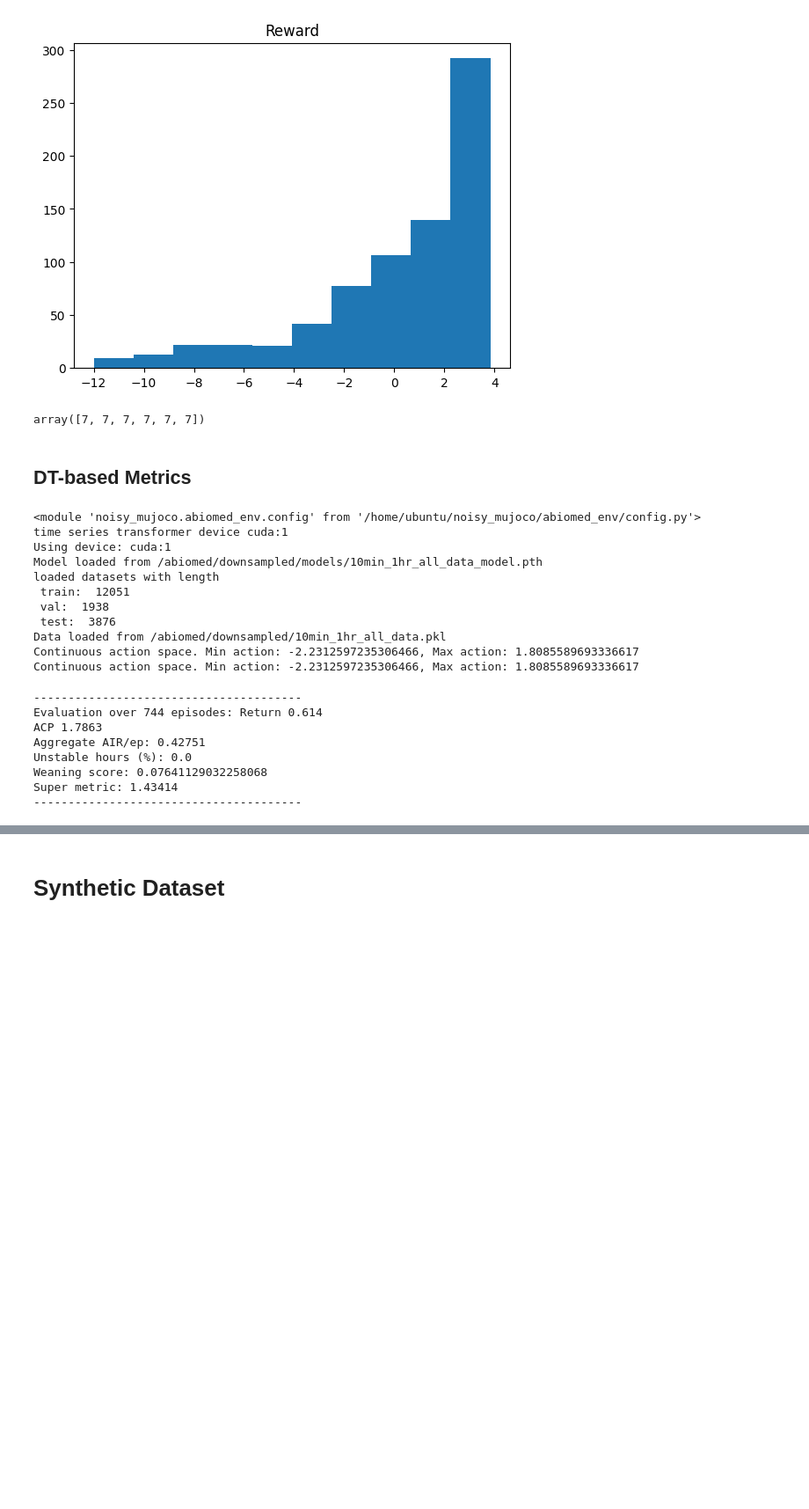
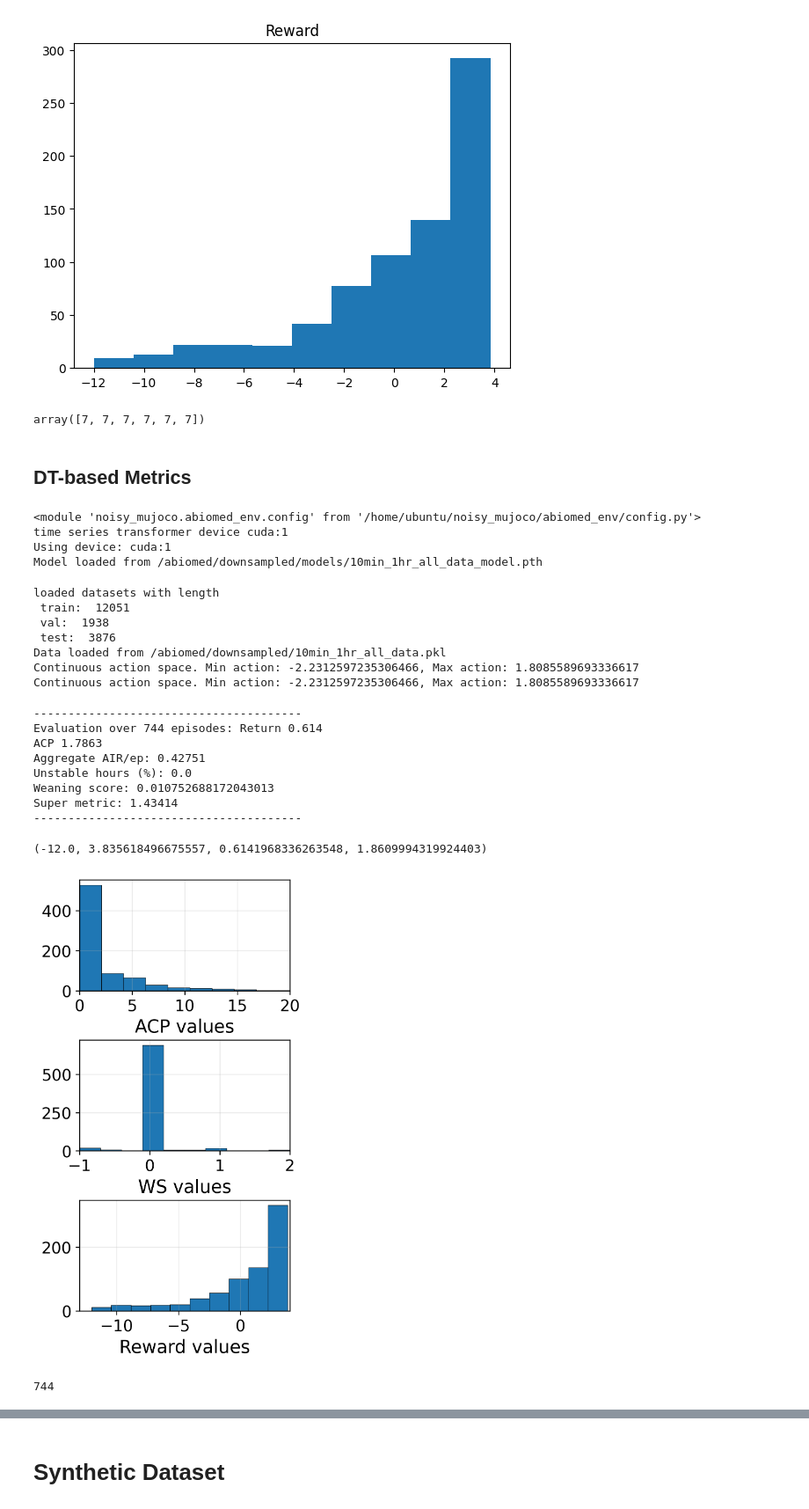
Before and after one commit to aysintumay/noisy_mujoco, a Jupyter notebook: abiomed_env/physician_intermediate_acps.ipynb, the cells around one changed output, grey strips where cells are left out. Shown at 88% size. Saved outputs shown, nothing was run; the diff lists cells and outputs as text; code cells hidden in the pictures; blank space fills up the shorter version.

Commit message:
histograms for physician in the notebook

```diff
--- a/abiomed_env/physician_intermediate_acps.ipynb
+++ b/abiomed_env/physician_intermediate_acps.ipynb
@@ -425,10 +323,12 @@ num_acp = 0.0
 num_ws = 0.0
 acp_list = []
 ws_list = []
+rwd_list = []
 plotted = 0
 for k in range(eval_episodes):
     ep_states = []           # store normalized states per step (like in _evaluate)
     actions = []
+    avg_reward = 0
     for t in range(episode_len):
         action = sliced_next_state_episodic[k, t, :, -1]
         action1 = np.array(np.bincount(np.rint(action).astype(int)).argmax())
@@ -444,8 +344,7 @@ for k in range(eval_episodes):
 
         ep_states.append(state.numpy())   # store the *current* obs like _evaluate
         actions.append(int(action1))  # store the *current* action like _evaluate
-
-
+    rwd_list.append(avg_reward)
     ep_states_np = np.asarray(ep_states, dtype=np.float32) #normalized
     action_np = np.asarray(actions, dtype=np.int32) #unnormalized
 
@@ -463,7 +362,7 @@ for k in range(eval_episodes):
     avg_acp += acp
     total_aggregate_air_sum    += aggregate_air_model(wm, ep_states_np, action_np)
     total_super_sum            += super_metric(wm, ep_states_np, action_np)
-    ws = weaning_score_model(wm, ep_states_np, action_np)
+    ws = weaning_score_model_gradient(wm, ep_states_np, action_np)
     ws_list.append(ws)
     wean_score_sum             += ws
     # if acp >= 3.0:
@@ -500,7 +399,8 @@ for k in range(eval_episodes):
     # total_unstable_percentage_sum += unstable_percentage(wm, ep_states_np)
 
 # ---- episode averages ----
-avg_reward /= eval_episodes
+# avg_reward /= eval_episodes
+avg_reward = np.mean(rwd_list)
 acp_mean = avg_acp / eval_episodes
 
 map_air_mean          = total_map_air_sum / eval_episodes
@@ -527,18 +427,30 @@ print("---------------------------------------")
 time series transformer device cuda:1
 Using device: cuda:1
 Model loaded from /abiomed/downsampled/models/10min_1hr_all_data_model.pth
-loaded datasets with length
- train:  12051
- val:  1938
- test:  3876
-Data loaded from /abiomed/downsampled/10min_1hr_all_data.pkl
-Continuous action space. Min action: -2.2312597235306466, Max action: 1.8085589693336617
-Continuous action space. Min action: -2.2312597235306466, Max action: 1.8085589693336617
----------------------------------------
-Evaluation over 744 episodes: Return 0.614
-ACP 1.7863
-Aggregate AIR/ep: 0.42751
-Unstable hours (%): 0.0
-Weaning score: 0.07641129032258068
-Super metric: 1.43414
----------------------------------------
+loaded datasets with length
+ train:  12051
+ val:  1938
+ test:  3876
+Data loaded from /abiomed/downsampled/10min_1hr_all_data.pkl
+Continuous action space. Min action: -2.2312597235306466, Max action: 1.8085589693336617
+Continuous action space. Min action: -2.2312597235306466, Max action: 1.8085589693336617
+---------------------------------------
+Evaluation over 744 episodes: Return 0.614
+ACP 1.7863
+Aggregate AIR/ep: 0.42751
+Unstable hours (%): 0.0
+Weaning score: 0.010752688172043013
+Super metric: 1.43414
+---------------------------------------
+# %%
+min(rwd_list), max(rwd_list), np.mean(rwd_list), np.median(rwd_list)
+# %% [output]
+(-12.0, 3.835618496675557, 0.6141968336263548, 1.8609994319924403)
+# %%
+plot_hist(acp_list, ws_list, rwd_list, title="Expert")
+# %% [output]
+[figure, added]
+# %%
+len(ws_list)
+# %% [output]
+744
```
Also changed, not shown: parts of 20 cells of this notebook, 1 other file.
